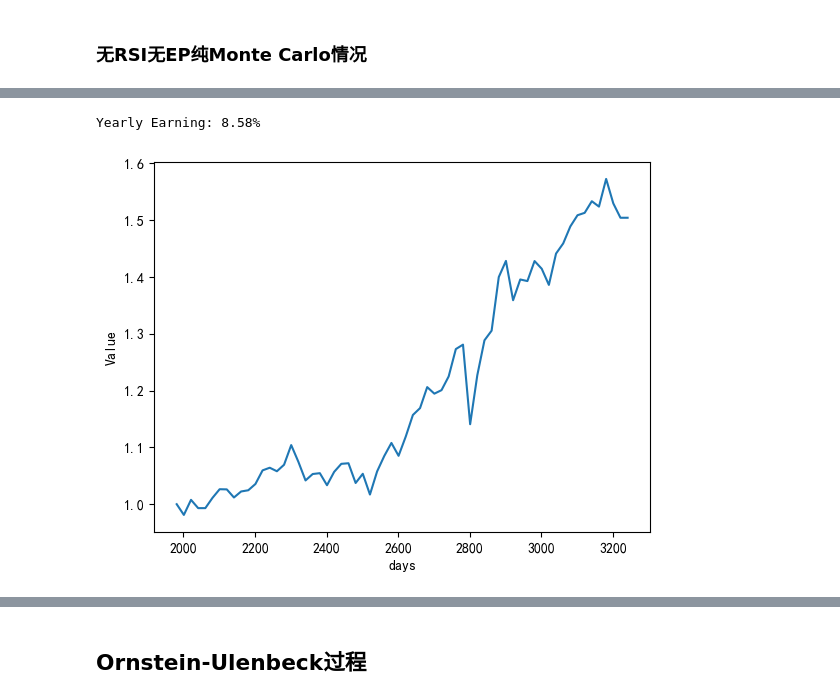
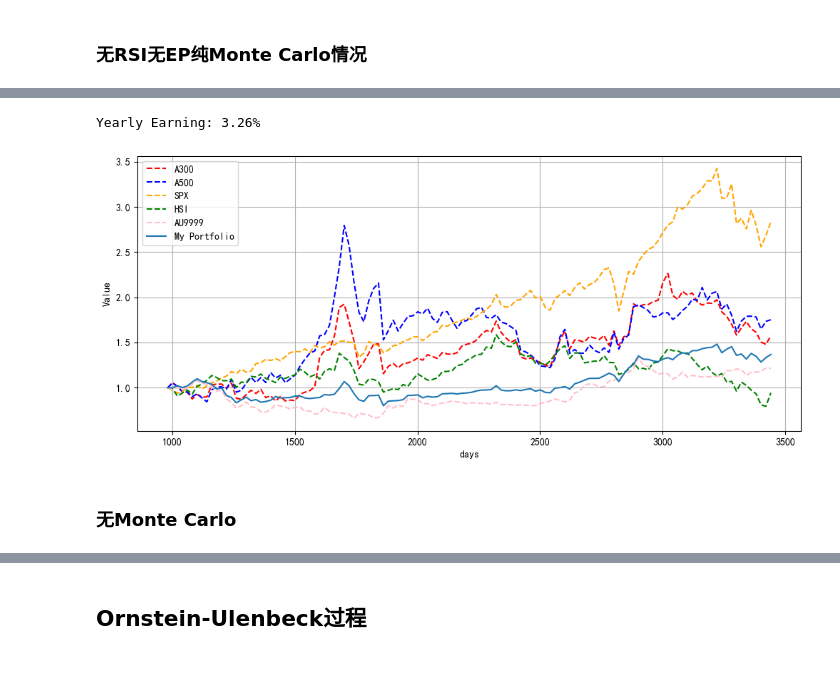
Before and after one commit to dishangti/Entropy-Pooling, a Jupyter notebook: EP.ipynb, the cells around one changed output, grey strips where cells are left out. Saved outputs shown, nothing was run; the diff lists cells and outputs as text; code cells hidden in the pictures; blank space fills up the shorter version.

```diff
--- a/EP.ipynb
+++ b/EP.ipynb
@@ -713,7 +734,7 @@ def RSI(price, price_move, period = 12):
 
 def momentum(prices, day_ago):
     diff = np.c_[prices[:, :day_ago], prices][:,:-day_ago]
-    return prices - diff
+    return (prices - diff) / diff
 # %%
 prices = []
 for name, index in indices.items():
@@ -727,7 +748,7 @@ for i in range(prices.shape[0]):
         price_moves[i].append(prices[i][j] - prices[i][j - 1])
 price_moves = np.array(price_moves)
 # %%
-begin_time = 2001
+begin_time = 1001
 end_time = 3451-10
 adj_period = 20
 n_ptf = 5    # Portfolio number (no cash)
@@ -920,8 +950,9 @@ risk_free = 0.02
 opt1_port = pd.DataFrame(np.array([0,0,0,0,0,100.0],dtype=np.float64), index = [*names, 'Cash'], columns = [begin_time - adj_period])
 for time in range(begin_time, end_time+1, adj_period):
     print(time)
-    R_df = pd.DataFrame(data=pnls[:time], columns=names)
+    R_df = pd.DataFrame(data=pnls[time-1000:time], columns=names)
     R = R_df.values
+
     S = R.shape[0]
     stats_prior = ft.simulation_moments(R_df)
     maxRSI = np.max(RSIs[:,time-adj_period:time],axis=1)
@@ -929,9 +960,9 @@ for time in range(begin_time, end_time+1, adj_period):
     view_mean = np.zeros(n_ptf)
     for i in range(n_ptf):
         if maxRSI[i] >= 70:
-            view_mean[i] -= 0.008
+            view_mean[i] -= 0.005
         if minRSI[i] <= 30:
-            view_mean[i] += 0.002
+            view_mean[i] += 0.005
     view_mean = stats_prior['Mean'] +view_mean
 
     p = (np.ones((S, 1),dtype=np.float64) / S)    # Prior distribution
@@ -939,17 +970,17 @@ for time in range(begin_time, end_time+1, adj_period):
     A = np.vstack((A, R[:, 0:n_ptf].T))
     A = np.vstack((A, (R[:, 2] - stats_prior['Mean']['SPX']) ** 2))    # volatility
     b = np.append(np.array(1.0,dtype=np.float64), view_mean)
-    b = np.append(b,1/252* (SPX_VIX.loc[100, 'CLOSE']) ** 2) # volatility
+    b = np.append(b,1/252* (SPX_VIX.loc[time, 'CLOSE']) ** 2) # volatility
     b = b.reshape(-1,1)
     q1 = ft.entropy_pooling(p, A, b)    # Post distribution
 
     view_mean = np.zeros(n_ptf)
     meanMTM = np.average(MTMs[:,time-adj_period:time], axis=1,weights = np.arange(1,2,0.05))
     for i in range(n_ptf):
-        if meanMTM[i] > 0:
-            view_mean += 0.004
-        elif meanMTM[i] < 0:
-            view_mean -= 0.007
+        if 0.2 > meanMTM[i] > 0.1:
+            view_mean += 0.005
+        elif -0.2< meanMTM[i] < -0.1:
+            view_mean -= 0.005
     view_mean = stats_prior['Mean'] +view_mean
 
     A = np.ones((1,S),dtype=np.float64)
@@ -964,7 +995,7 @@ for time in range(begin_time, end_time+1, adj_period):
     q /= q.sum() # 缩放一下因为误差导致概率和不为1
 
     sim_end_time = 20
-    sim_series = price_MonteCarlo(10000, n_ptf, R,q)
+    sim_series = price_MonteCarlo(20000, n_ptf, R,q)
     sim_last = np.c_[sim_series,np.power((np.ones(sim_series.shape[0]) / (1+risk_free)), sim_end_time/250).reshape(-1,1)]
     sim_mean = np.power(np.mean(sim_last, axis=0), 250/sim_end_time) - 1
     sim_cov = np.cov(sim_last.T) * 250 / sim_end_time
@@ -1083,7 +1107,7 @@ time
 # %%
 risk_free = 0.02
 
-opt1_port = pd.DataFrame(np.array([0,0,0,0,0,100.0],dtype=np.float64), index = [*names, 'Cash'], columns = [begin_time - 1])
+opt1_port = pd.DataFrame(np.array([0,0,0,0,0,100.0],dtype=np.float64), index = [*names, 'Cash'], columns = [begin_time - 20])
 for time in range(begin_time, end_time+1, adj_period):
     print(time)
     R_df = pd.DataFrame(data=pnls[:time], columns=names)
@@ -1093,7 +1117,7 @@ for time in range(begin_time, end_time+1, adj_period):
     p = np.ones((S, 1),dtype=np.float64) / S    # Prior distribution
 
     sim_end_time = 20
-    sim_series = price_MonteCarlo(10000, n_ptf,R, p)
+    sim_series = price_MonteCarlo(20000, n_ptf,R, p)
     sim_last = np.c_[sim_series,np.power((np.ones(sim_series.shape[0]) / (1+risk_free)), sim_end_time/250).reshape(-1,1)]
     sim_mean = np.power(np.mean(sim_last, axis=0), 250/sim_end_time) - 1
     sim_cov = np.cov(sim_last.T) * 250 / sim_end_time
@@ -1127,31 +1190,33 @@ Sharpe Ratio: 0.43
 # %%
-norm_prices = (prices[:, begin_time-20:end_time+1:20].T / prices[:, begin_time-20]).T
+norm_prices = (prices[:, begin_time-adj_period:end_time+1:adj_period].T / prices[:, begin_time-adj_period]).T
+
 portfo = np.array([.0,.0,.0,.0,.0,1])
 value_series = []
-for time in range(begin_time, end_time+1, adj_period):
+for time in range(begin_time - 20, end_time+1, adj_period):
     # 简单起见，不考虑手续费，先把所有东西卖了然后再买入
     prices_now = norm_prices[:,(time - (begin_time - adj_period))//adj_period]
     for i in range(n_ptf):
         portfo[n_ptf] += portfo[i] * prices_now[i]
         portfo[i] = .0
     ptf_portion = opt1_port.loc[:,time]
     value_series.append(portfo[n_ptf])
 
     for i in range(n_ptf):
         portfo[i] += portfo[n_ptf] * ptf_portion[i] *0.01 / prices_now[i]
-    portfo[n_ptf] = .0
+    portfo[n_ptf] -= ptf_portion[:n_ptf].sum() * 0.01 * portfo[n_ptf]
 
-for i in range(n_ptf):
-    portfo[n_ptf] += portfo[i] * prices_now[i]
-    portfo[i] = .0
-value_series.append(portfo[n_ptf])
+fig = plt.figure(figsize=(12,5))
 
 time_series = np.arange(begin_time-20, end_time+1,20)
 plt.ticklabel_format(style='plain')
 plt.xlabel('days')
 plt.ylabel('Value')
-plt.plot(time_series, value_series)
+for i in range(5):
+    plt.plot(time_series, norm_prices[i,:], '--', label = names[i], color = color[i])
+plt.plot(time_series, value_series, label='My Portfolio')
+plt.legend()
+plt.grid()
 print(f'Yearly Earning: {np.round((value_series[-1]**(1/((end_time-begin_time)/250)) - 1) * 100,2)}%')
 # %% [output]
-Yearly Earning: 8.58%
+Yearly Earning: 3.26%
-[figure, old version]
+[figure, new version]
@@ -1159,0 +1223,2 @@ R['SPX']
+# %% [markdown]
+### 无Monte Carlo
```
Also changed, not shown: parts of 21 cells of this notebook.
